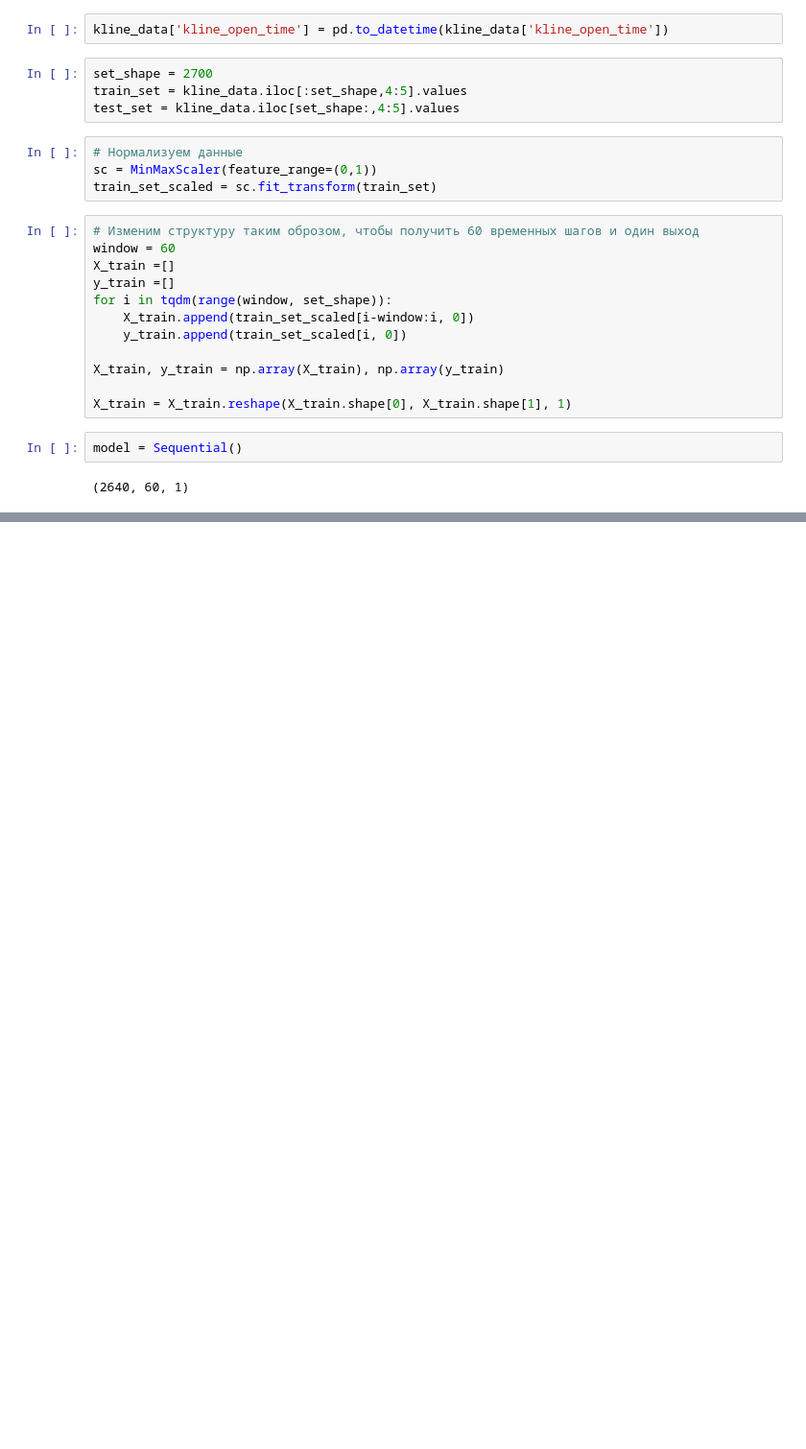
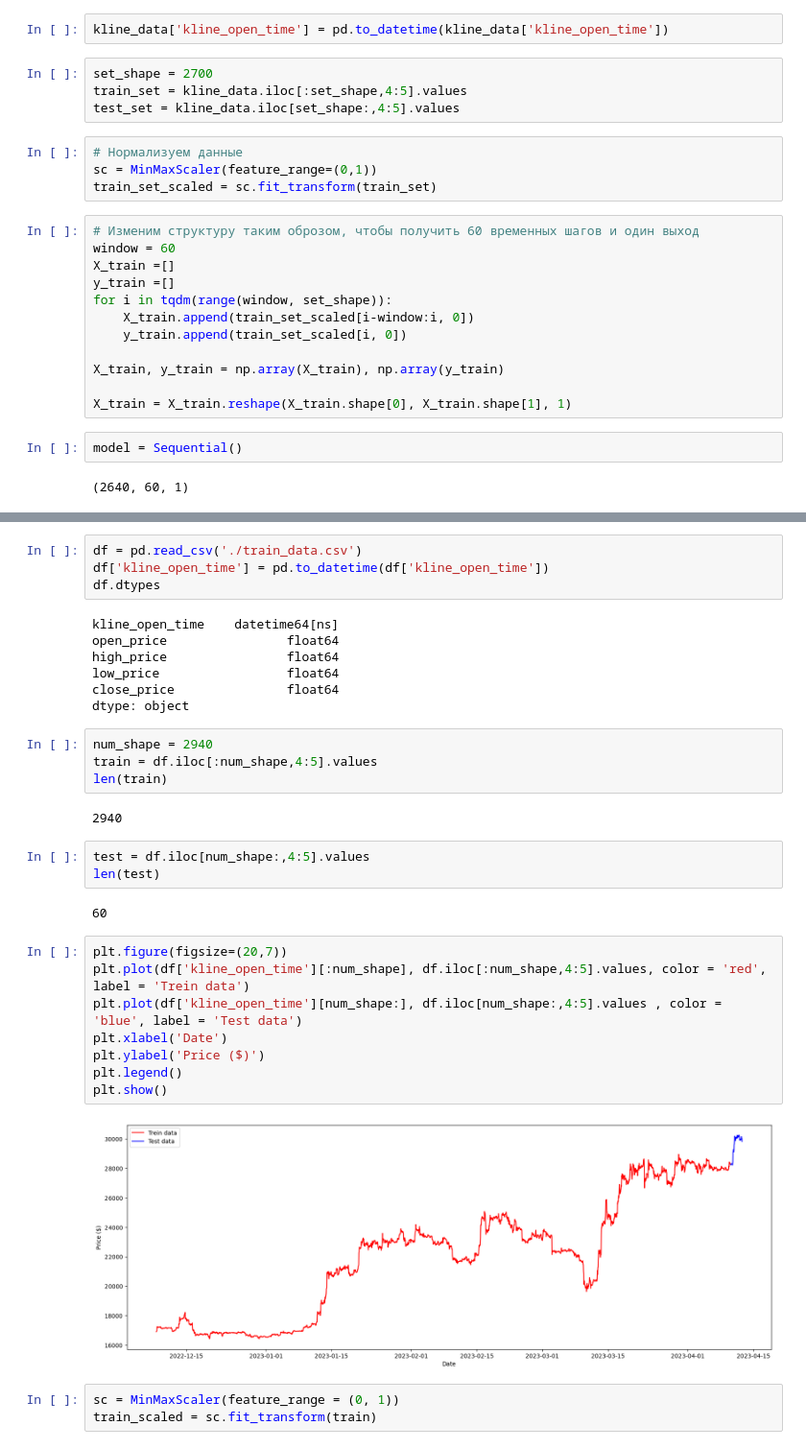
Before and after one commit to Ed-Tari/api_binance, a Jupyter notebook: apibin.ipynb, the cells around one changed output, grey strips where cells are left out. Shown at 96% size. Saved outputs shown, nothing was run; the diff lists cells and outputs as text; blank space fills up the shorter version.

```diff
--- a/apibin.ipynb
+++ b/apibin.ipynb
@@ -71,0 +75,35 @@ model = Sequential()
+# %%
+df = pd.read_csv('./train_data.csv')
+df['kline_open_time'] = pd.to_datetime(df['kline_open_time'])
+df.dtypes
+# %% [output]
+kline_open_time    datetime64[ns]
+open_price                float64
+high_price                float64
+low_price                 float64
+close_price               float64
+dtype: object
+# %%
+num_shape = 2940
+train = df.iloc[:num_shape,4:5].values
+len(train)
+# %% [output]
+2940
+# %%
+test = df.iloc[num_shape:,4:5].values
+len(test)
+# %% [output]
+60
+# %%
+plt.figure(figsize=(20,7))
+plt.plot(df['kline_open_time'][:num_shape], df.iloc[:num_shape,4:5].values, color = 'red', label = 'Trein data')
+plt.plot(df['kline_open_time'][num_shape:], df.iloc[num_shape:,4:5].values , color = 'blue', label = 'Test data')
+plt.xlabel('Date')
+plt.ylabel('Price ($)')
+plt.legend()
+plt.show()
+# %% [output]
+[figure, added]
+# %%
+sc = MinMaxScaler(feature_range = (0, 1))
+train_scaled = sc.fit_transform(train)
```
Also changed, not shown: parts of 122 cells of this notebook.
